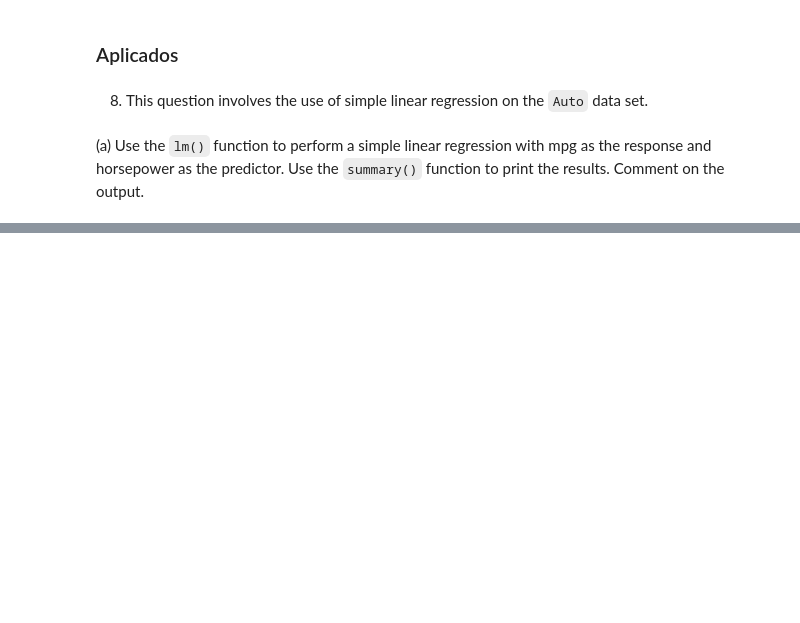
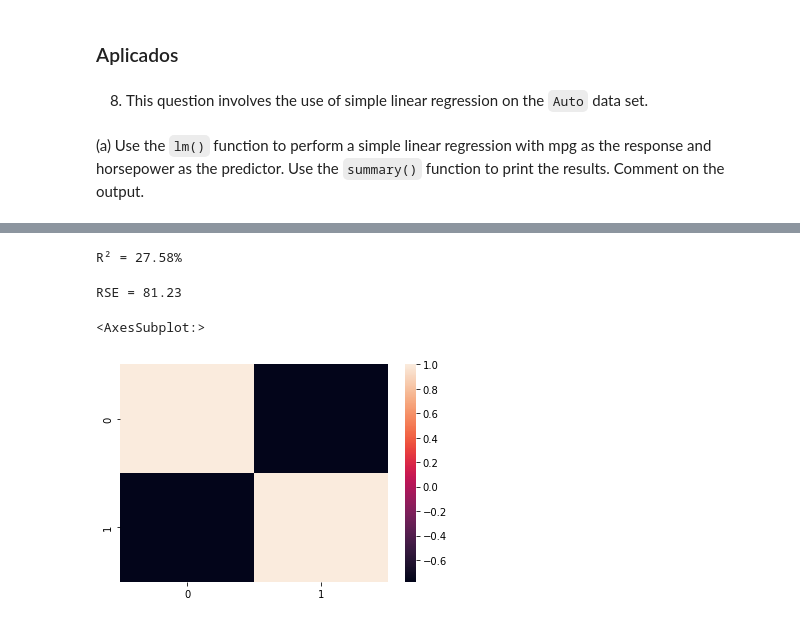
Before and after one commit to eshiraishi/ISL, a Jupyter notebook: notebooks/chapter-3.ipynb, the cells around one changed output, grey strips where cells are left out. Cells and saved outputs as stored; diff of their text form; code cells hidden in the pictures; blank space fills up the shorter version.

```diff
--- a/notebooks/chapter-3.ipynb
+++ b/notebooks/chapter-3.ipynb
@@ -367,0 +371,4 @@ TypeError: unsupported operand type(s) for /: 'str' and 'int'
+# %%
+print(f"R² = {r2_score(y_pred, y_test) * 100:.2f}%")
+# %% [output]
+R² = 27.58%
@@ -367,0 +382,9 @@ TypeError: unsupported operand type(s) for /: 'str' and 'int'
+# %%
+print(f"RSE = {RSE(y_test, y_pred):.2f}")
+# %% [output]
+RSE = 81.23
+# %%
+sns.heatmap(np.corrcoef(pd.to_numeric(auto["mpg"]), pd.to_numeric(auto["horsepower"])))
+# %% [output]
+<AxesSubplot:>
+[figure, added]
```
Also changed, not shown: parts of 9 cells of this notebook, 2 other files.
